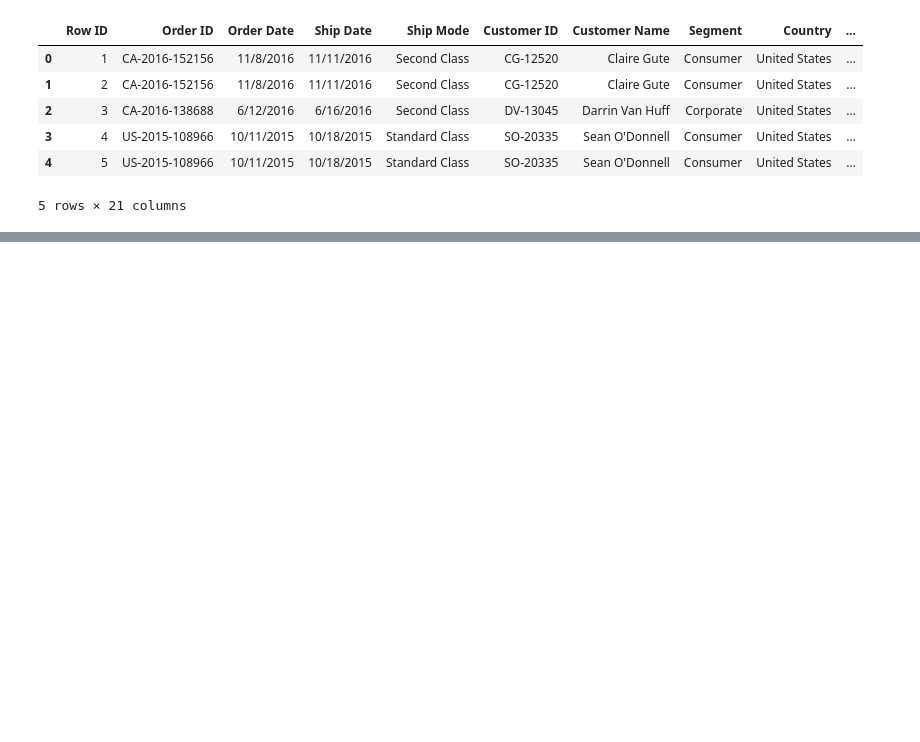
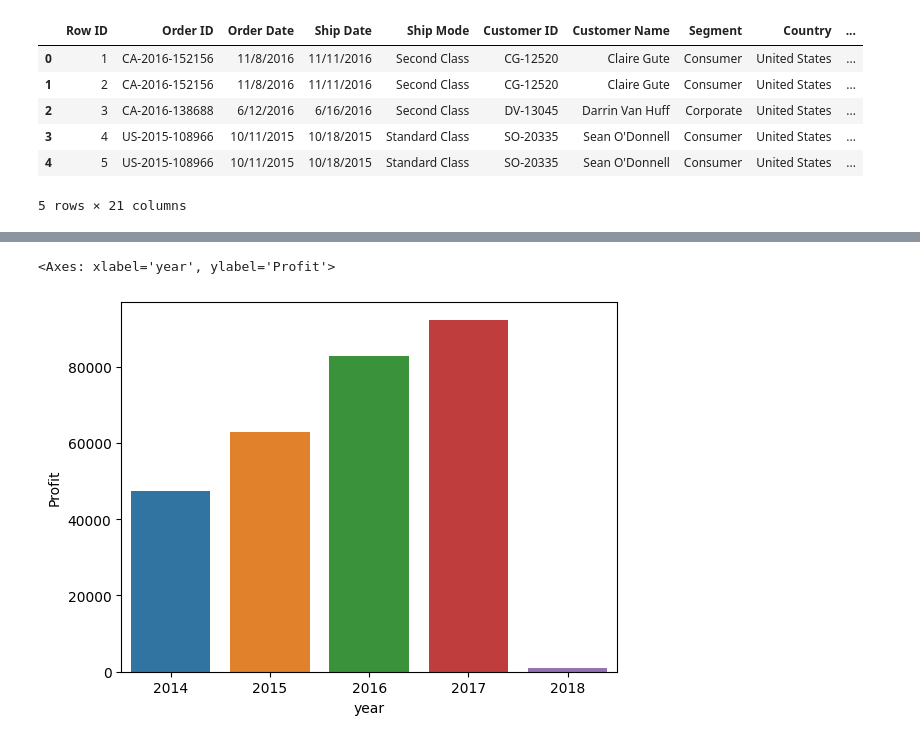
Before and after one commit to EricShinozaki/CS-2410-Final-Project, a Jupyter notebook: CS2410 Final Project.ipynb, the cells around one changed output, grey strips where cells are left out. Drawn from its saved outputs; the diff is of its cells as text; code cells hidden in the pictures; blank space fills up the shorter version.

```diff
--- a/CS2410 Final Project.ipynb
+++ b/CS2410 Final Project.ipynb
@@ -32 +52,8 @@ sorted_datesAndProfit.head()
+# %%
+# Profit over time graph
+
+sns.barplot(data=profitVsTime, x='year', y='Profit', hue = 'year')
+# %% [output]
+<Axes: xlabel='year', ylabel='Profit'>
+[figure, added]
 # %%
```
Also changed, not shown: parts of 11 cells of this notebook.
